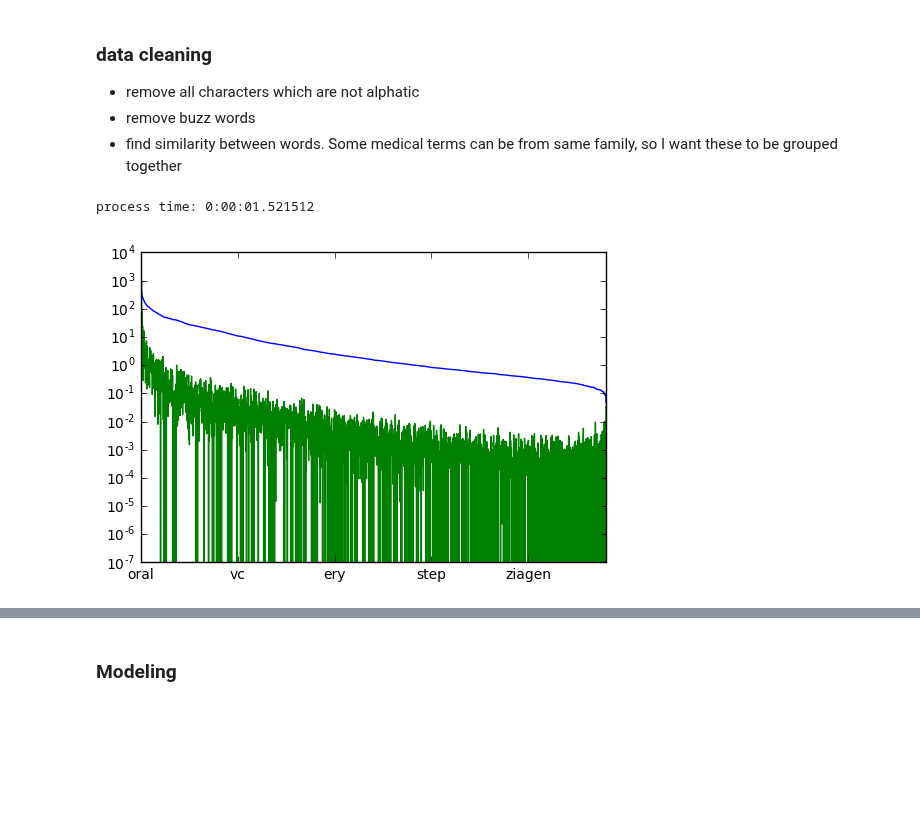
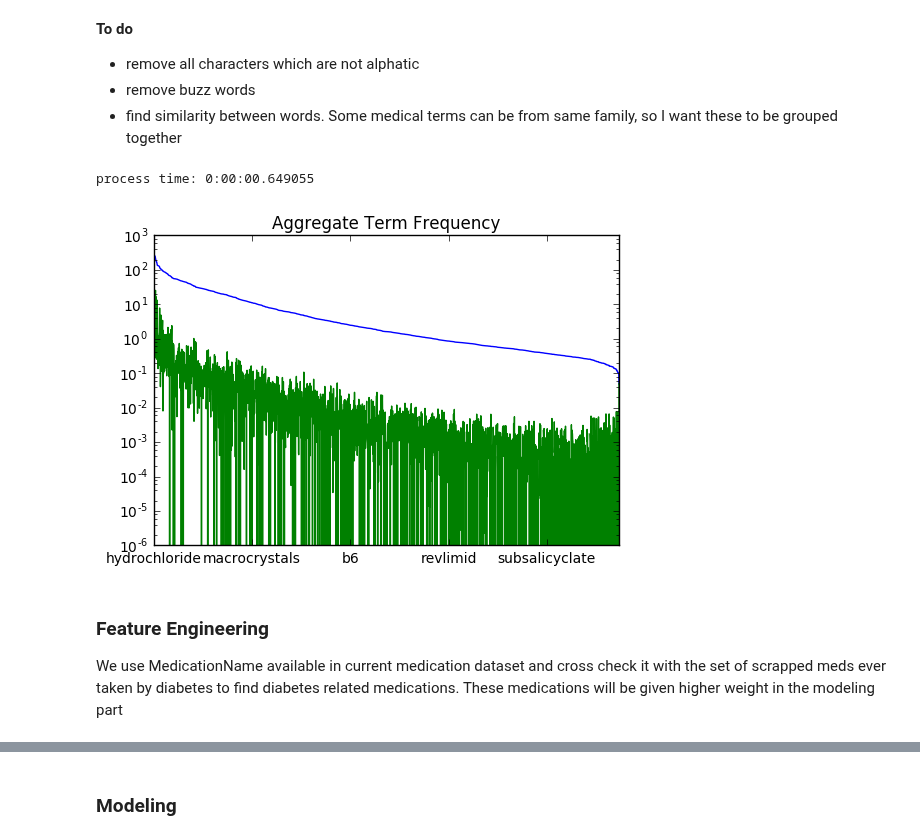
Before and after one commit to kthouz/Diabetes-PracticeFusion, a Jupyter notebook: Text Mining - Medication & Transcript.ipynb, the cells around one changed output, grey strips where cells are left out. Saved outputs shown, nothing was run; the diff lists cells and outputs as text; code cells hidden in the pictures; blank space fills up the shorter version.

```diff
--- a/Text Mining - Medication & Transcript.ipynb
+++ b/Text Mining - Medication & Transcript.ipynb
@@ -56,9 +160,9 @@ SyncTranscriptMedication
 # %%
-df0 = data['trainingSet']['SyncPatient'].copy()
+df0 = pd.read_csv('data/trainingSet/training_SyncPatient.csv')
 df0.index = df0.PatientGuid
 df0 = df0.drop('PatientGuid',axis=1).sort_index()
 
-df1 = data['trainingSet']['SyncMedication'].copy()
+df1 = pd.read_csv('data/trainingSet/training_SyncMedication.csv')
 df1 = df1[~df1.MedicationName.isnull()]
 patient_medication = df1[['PatientGuid','MedicationName']]
 patient_medication.MedicationName+=' '
@@ -78,5 +176,6 @@ UserGuid        849
 # %% [markdown]
-### data cleaning
+**To do**
+
 - remove all characters which are not alphatic
 - remove buzz words
 - find similarity between words. Some medical terms can be from same family, so I want these to be grouped together
@@ -99,35 +182,38 @@ def clean_text(txt,stop_words):
 # %%
 tic = dt.datetime.now()
-stop_words_ = [' ','','oral','tablet','capsule','release','topical','extended','nasal','inhalation',
+stop_words1 = [' ','','oral','tablet','capsule','release','topical','extended','nasal','inhalation',
               'with','delayed','coated','enteric','aerosol','spray','metoprotol','solution','cream',
               'sodium','syrup','d','adapter','tab','tabs','10','100','104','disintegrating','acid','intravenous',
              '1000','11','12','120','12d','13','15','150','16','1a','1b','1x','20','200','2011','2012','21',
               '23','24','24d','25','28','30','300','325','3350','35','40','400','50','500','60','600','625',
               '2a','64','650','750','75','80','81','900','acids','and','at','device','di','dr','easy','ii','in',
-              'iv','mg','non','of','oil','pack','packet','packets','poly','top']
-stop_words = [' ','',
+              'iv','mg','non','of','oil','pack','packet','packets','poly','top','subcutaneous','mix','inhalation',
+               'and','pak','regular','xl','xr']
+stop_words_ = [' ','',
               'with', '10','100','104',
              '1000','11','12','120','12d','13','15','150','16','1a','1b','1x','20','200','2011','2012','21',
               '23','24','24d','25','28','30','300','325','3350','35','40','400','50','500','60','600','625',
               '2a','64','650','750','75','80','81','900','and','at','ii','in',
-              'iv','mg','non','of','poly','top']
-medText = df1.MedicationName.apply(lambda w:clean_text(w,stop_words))
-medText = patient_medication.MedicationName.apply(lambda w:clean_text(w,stop_words))
+              'iv','mg','non','of','poly','top','subcutaneous','mix','inhalation',
+               'and','pak','regular','xl','xr']
+medText = patient_medication.MedicationName.apply(lambda w:clean_text(w,stop_words1))
 corpus = medText.values.tolist()
-tf = TfidfVectorizer(analyzer='word',min_df=0,stop_words=stop_words, ngram_range=(1,1))
-tfidf_matrix = tf.fit_transform(corpus)
-medications_tfidf = pd.DataFrame(tfidf_matrix.todense(),
+tf1 = TfidfVectorizer(analyzer='word',min_df=0,stop_words=stop_words1, ngram_range=(1,1))
+tf1_matrix = tf1.fit_transform(corpus)
+medications_tfidf = pd.DataFrame(tf1_matrix.todense(),
                                  index = patient_medication.index,
-                                 columns = sorted(tf.vocabulary_),)
+                                 columns = sorted(tf1.vocabulary_),)
 print "process time:", dt.datetime.now() - tic
-
-tfidf_agg = medications_tfidf.sum().sort_values(ascending=False)
-d_tfidf_agg = -(tfidf_agg - tfidf_agg.shift())#.sort_values()
-tfidf_agg.plot()
-d_tfidf_agg.plot()
-plt.yscale('log')
-plt.show()
 # %% [output]
-process time: 0:00:01.521512
+process time: 0:00:00.649055
-[figure, removed]
+# %%
+tfidf_agg = medications_tfidf.sum().sort_values(ascending=False)
+d_tfidf_agg = -(tfidf_agg - tfidf_agg.shift())#.sort_values()
+tfidf_agg.plot()
+d_tfidf_agg.plot()
+plt.yscale('log')
+plt.title("Aggregate Term Frequency")
+plt.show()
+# %% [output]
+[figure, added]
 # %%
@@ -143 +229,4 @@ medications_tfidf = 1*(medications_tfidf>0)
 medications_tfidf['DMIndicator'] = df0.DMIndicator
+# %% [markdown]
+### Feature Engineering
+We use MedicationName available in current medication dataset and cross check it with the set of scrapped meds ever taken by diabetes to find diabetes related medications. These medications will be given higher weight in the modeling part
```
Also changed, not shown: parts of 18 cells of this notebook.
